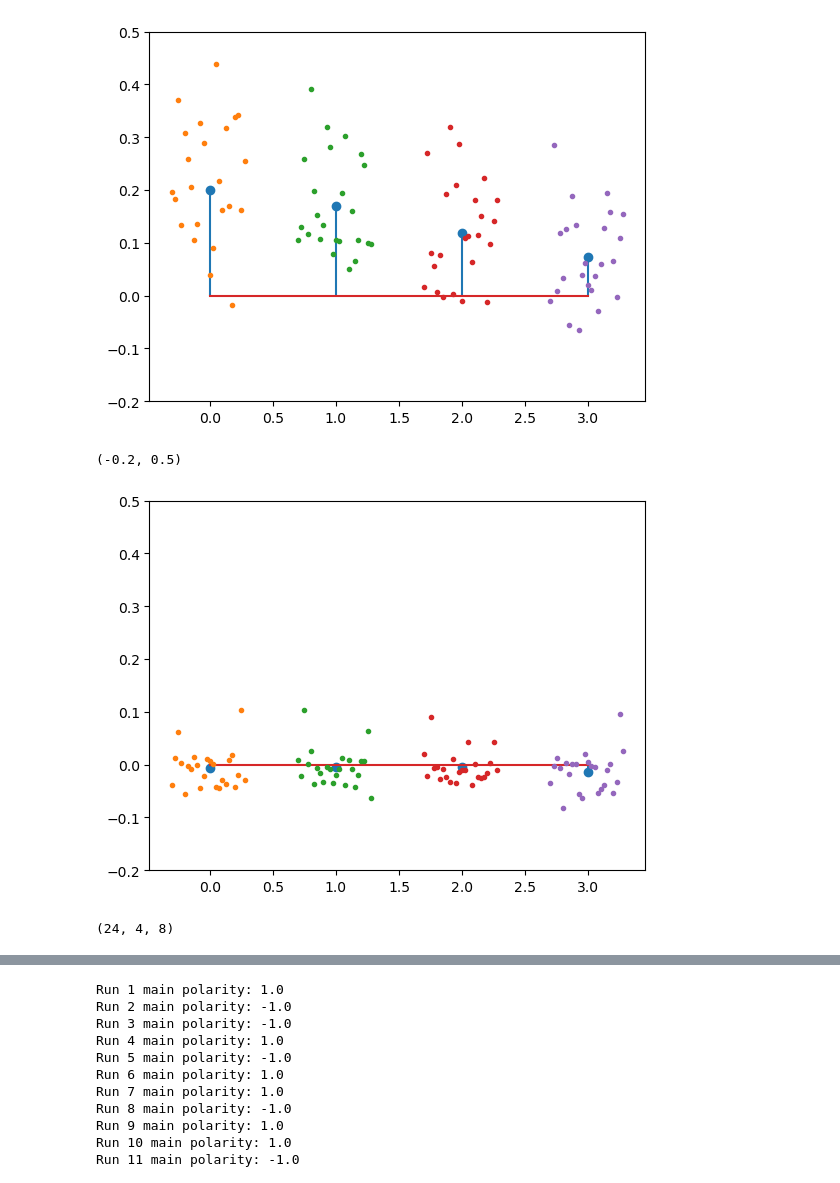
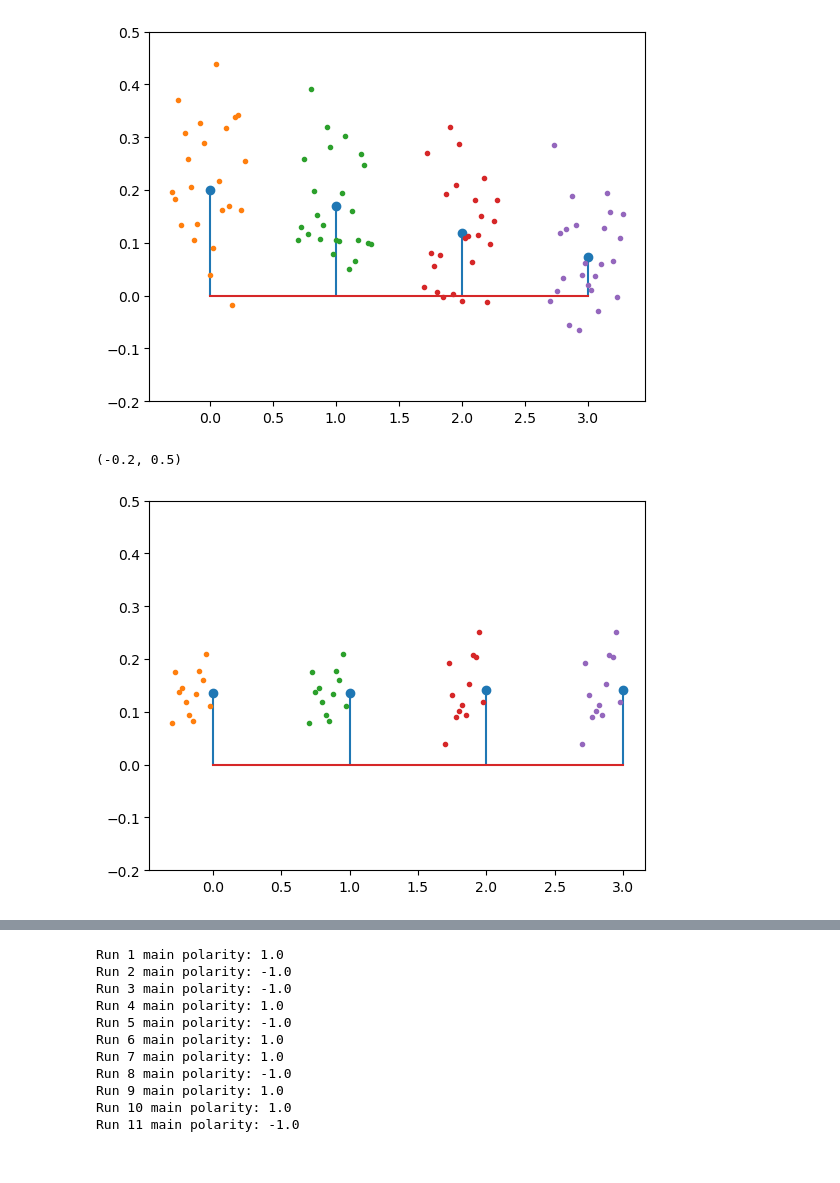
Before and after one commit to sashkarivkind/contextual_frogs, a Jupyter notebook: experimental/optim/result_view_mmm.ipynb, the cells around one changed output, grey strips where cells are left out. Drawn from its saved outputs; the diff is of its cells as text; code cells hidden in the pictures.

```diff
--- a/experimental/optim/result_view_mmm.ipynb
+++ b/experimental/optim/result_view_mmm.ipynb
@@ -81,7 +70,10 @@ plt.show()
 # %%
-i = 1
+i = 3
 plt.plot(exp_datasets[i-1][0], 'o', label='experimental', color='black', linewidth=2)
-plt.plot(mean_as[i-1], '-x', label='prior mean a', color='blue', alpha=0.5)
+# plt.plot(mean_as[i-1], '-x', label='prior mean a', color='blue', alpha=0.5)
+plt.plot(output_traces[(i,j)], label=f'seed {j}', alpha=0.7)
+plt.plot(0.1*exp_datasets[i-1][1], ':*', label='experimental', color='orange', linewidth=2)
+plt.plot(0.2*exp_datasets[i-1][2], '--', label='experimental', color='tab:green', linewidth=2)
 # plt.xlim([2100, 2150])
-plt.xlim([300, 400])
+plt.xlim([1130, 1160])
 # %% [output]
@@ -89,0 +82,16 @@ plt.xlim([300, 400])
+# %%
+#plot output traces vs experimental data. subplot per run and line per seed
+fig, axs = plt.subplots(5, 5, figsize=(20, 15))
+for i in range(1, 25):
+    ax = axs[(i-1)//5, (i-1)%5]
+    ax.plot(exp_datasets[i-1][0], 'o', label='experimental', color='black', linewidth=2)
+    for j in range(1,2):
+        # ax.plot(mean_as[i-1], label='prior mean a', color='blue', alpha=0.5)
+        if output_traces[(i,j)] is not None:
+            ax.plot(output_traces[(i,j)], label=f'seed {j}', alpha=0.7)
+
+    # ax.set_title(f'Run {i} ({paradigm_[i]})')
+    ax.legend()
+    ax.set_ylim([-1.1, 1.1])
+plt.tight_layout()
+plt.show()
@@ -106,7 +116,7 @@ def polarity(ys=None, qs=None):
             raise ValueError('Mixed polarities in same run!')
     return main_polarity
 
-def extract_mem_updates(ys, qs, aa, outs, range_of_triplets):
+def extract_mem_updates(ys, qs, aa, range_of_triplets):
     '''
     Extracts memory updates from the output traces, according to COIN paper Fig.3.
     Args:
@@ -182,8 +192,13 @@ for i in range(1, 25):
             ys = exp_datasets[i-1][1]
             qs = exp_datasets[i-1][2]
             aa = exp_datasets[i-1][0]
-            outs.append(extract_mem_updates(ys, qs, aa, output_traces[(i,j)],-32))
-            fit_outs.append(extract_mem_updates(ys, qs, mean_as[i-1], output_traces[(i,j)],-32))
+            outs.append(extract_mem_updates(ys, qs, aa,-32))
+            # fit_outs.append(extract_mem_updates(ys, qs, mean_as[i-1],-32))
+            try:
+                fit_outs.append(extract_mem_updates(ys, qs, output_traces[(i,1)],-32))
+            except:
+                # fit_outs.append(None)
+                pass
 # %%
 y_alignment = np.array([1,1,-1,-1])
 plt.stem(y_alignment * np.mean(outs, axis=-1).mean(axis=0), 'x')
@@ -198,15 +213,17 @@ plt.ylim([-0.2, 0.5])
 # %%
 y_alignment = np.array([1,1,-1,-1])
 plt.stem(y_alignment * np.mean(fit_outs, axis=-1).mean(axis=0), 'x')
 for ii in range(4):
-    xdata = -0.3+0.6/24*np.arange(24) + ii
     ydata = y_alignment[ii] * np.mean(fit_outs, axis=-1)[:,ii]
+    xdata = -0.3+0.6/24*np.arange(len(ydata)) + ii
     plt.plot(xdata, ydata,'.')
 plt.ylim([-0.2, 0.5])
 # %% [output]
 (-0.2, 0.5)
-[figure, old version]
+[figure, new version]
 # %%
-np.shape(outs)
+def consistency(ys=None, qs=None):
+    iys_blocks = np.concatenate([ys[:-1] == ys[1:], [ys[-2] == ys[-1]]])
+    consistency = ys[:-1] * ys[1:] * iys_blocks[:-1] * iys_blocks[1:]
+    consistency = consistency[iys_blocks[1:]]
+    return np.nanmean(consistency)
-# %% [output]
-(24, 4, 8)
```
Also changed, not shown: parts of 10 cells of this notebook, 6 other files.
